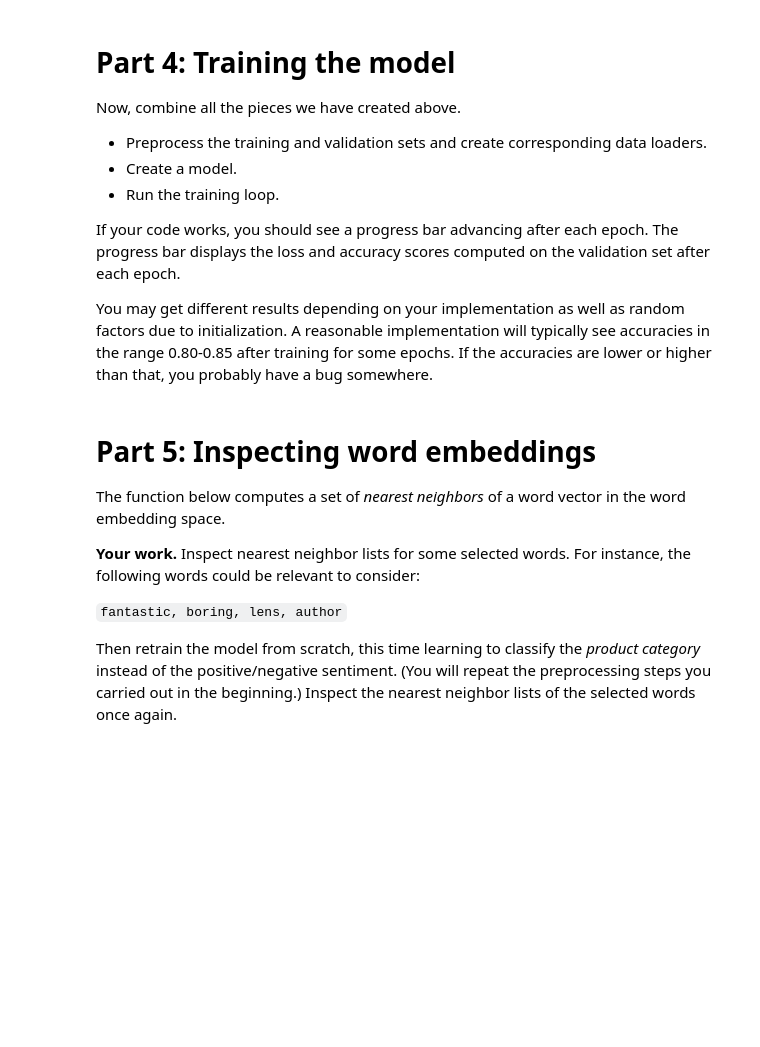
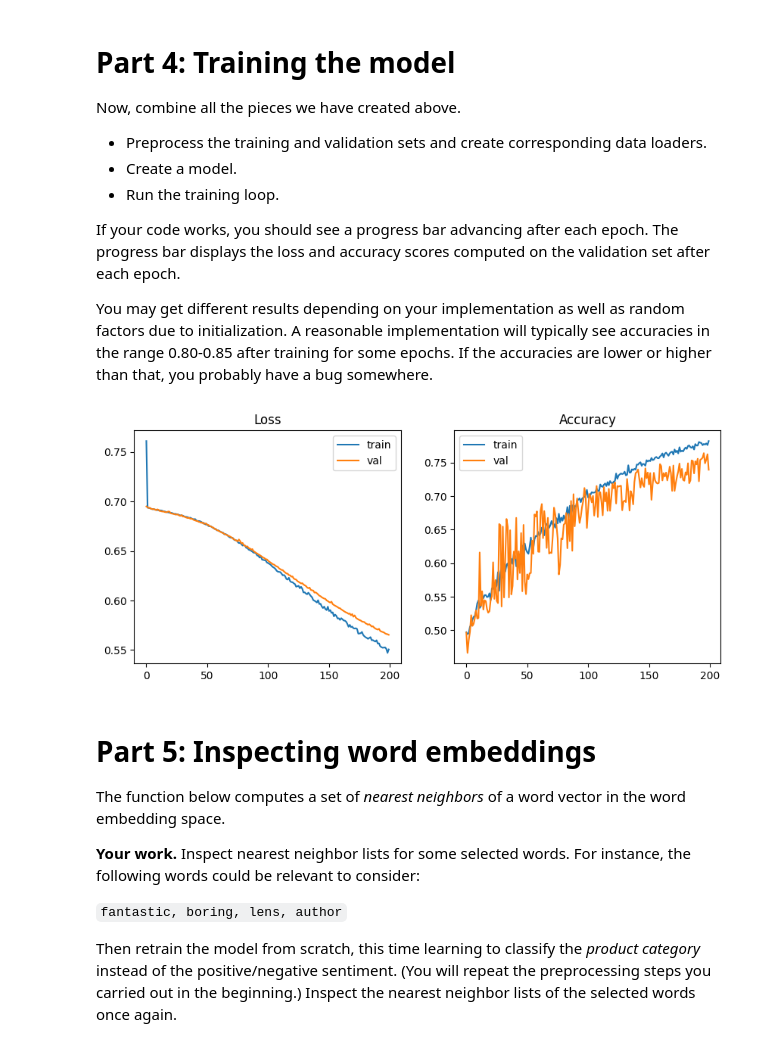
Before and after one commit to Arty-Facts/wasp_deep_learning_for_natural_language_processing_2024, a Jupyter notebook: project/Exercise_1_1_(2024).ipynb, the cells around one changed output. Saved outputs shown, nothing was run; the diff lists cells and outputs as text; code cells hidden in the pictures; blank space fills up the shorter version.

```diff
--- a/project/Exercise_1_1_(2024).ipynb
+++ b/project/Exercise_1_1_(2024).ipynb
@@ -515,6 +599,42 @@ Now, combine all the pieces we have created above.
 If your code works, you should see a progress bar advancing after each epoch. The progress bar displays the loss and accuracy scores computed on the validation set after each epoch.
 
 You may get different results depending on your implementation as well as random factors due to initialization. A reasonable implementation will typically see accuracies in the range 0.80-0.85 after training for some epochs. If the accuracies are lower or higher than that, you probably have a bug somewhere.
+# %%
+max_voc_size= 1024
+batch_size = 32
+embedding_dim = 100
+class Parameters:
+    learning_rate = 0.0001
+    weight_decay = 0.00001
+    n_epochs = 100
+history = None
+
+
+preprocessor = DocumentPreprocessor(tokenizer=tokenize, max_voc_size=max_voc_size)
+preprocessor.build_vocab(Xtrain, Ytrain)
+model = YourClassifier(preprocessor.voc_size(), embedding_dim).to('cuda:0')
+train_data  = DataLoader(preprocessor.encode(Xtrain, Ytrain), batch_size, shuffle=True, collate_fn=preprocessor.make_batch_tensors)
+val_data = DataLoader(preprocessor.encode(Xval, Yval), batch_size, shuffle=False, collate_fn=preprocessor.make_batch_tensors)
+# %%
+history = train_model(model, train_data, val_data, Parameters, history)
+# %%
+import matplotlib.pyplot as plt
+fig, axs = plt.subplots(1, 2, figsize=(10, 4))
+axs[0].plot(history['train_loss'], label='train')
+axs[0].plot(history['val_loss'], label='val')
+
+axs[0].set_title('Loss')
+axs[0].legend()
+
+axs[1].plot(history['train_acc'], label='train')
+axs[1].plot(history['val_acc'], label='val')
+
+axs[1].set_title('Accuracy')
+axs[1].legend()
+
+plt.show()
+# %% [output]
+[figure, added]
 # %% [markdown]
 # Part 5: Inspecting word embeddings
 
```
Also changed, not shown: parts of 11 cells of this notebook, 3 other files.
